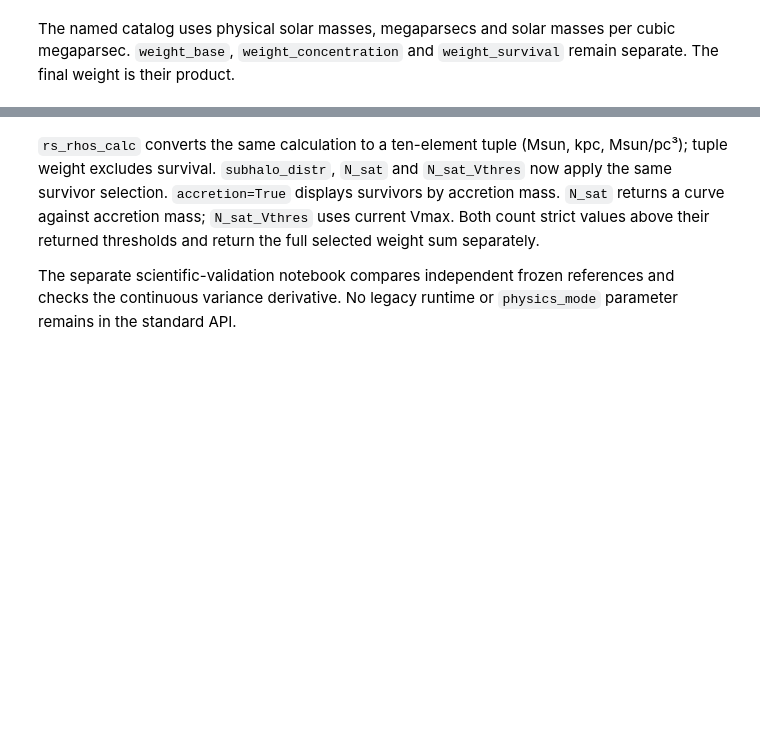
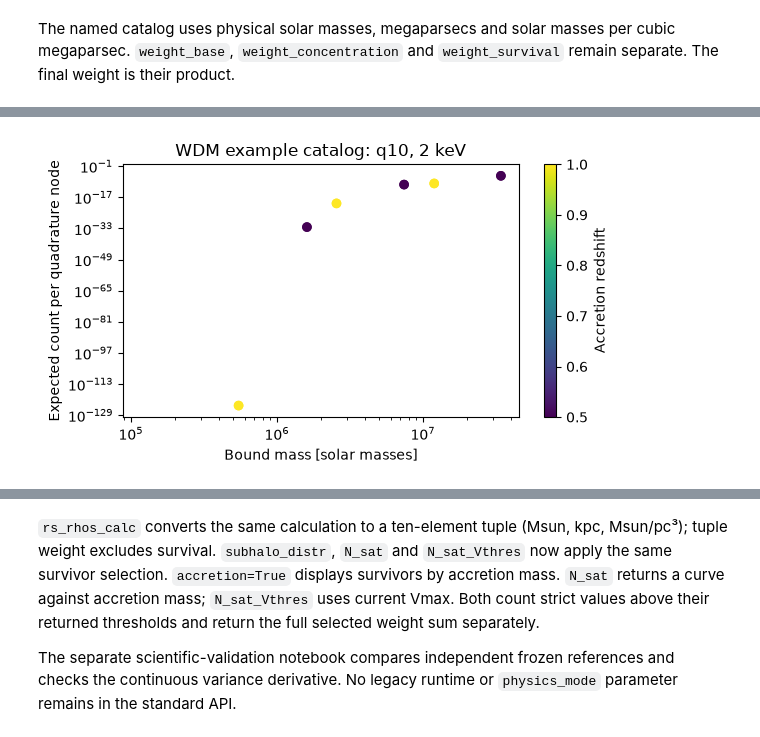
Before and after one commit to gomeshun/sashimi-w, a Jupyter notebook: notebooks/usage_walkthrough.ipynb, the cells around one changed output, grey strips where cells are left out. Drawn from its saved outputs; the diff is of its cells as text; code cells hidden in the pictures; blank space fills up the shorter version.

```diff
--- a/notebooks/usage_walkthrough.ipynb
+++ b/notebooks/usage_walkthrough.ipynb
@@ -47,11 +56,14 @@ print("Weight factors:", sorted(catalog.weights))
 # %%
 fig, ax = plt.subplots(figsize=(6, 3.5))
-ax.scatter(catalog.columns["m_bound"], catalog.weight_final,
+points = ax.scatter(catalog.columns["m_bound"], catalog.weight_final,
            c=catalog.columns["z_acc"], cmap="viridis", s=35)
 ax.set(xscale="log", yscale="log", xlabel="Bound mass [solar masses]",
        ylabel="Expected count per quadrature node", title="WDM example catalog: q10, 2 keV")
+fig.colorbar(points, ax=ax, label="Accretion redshift")
 fig.tight_layout()
 plt.show()
+# %% [output]
+[figure, added]
 # %%
 with tempfile.TemporaryDirectory() as directory:
     path = Path(directory) / "wdm-catalog.npz"
```
Also changed, not shown: parts of 4 cells of this notebook, 4 other files.
